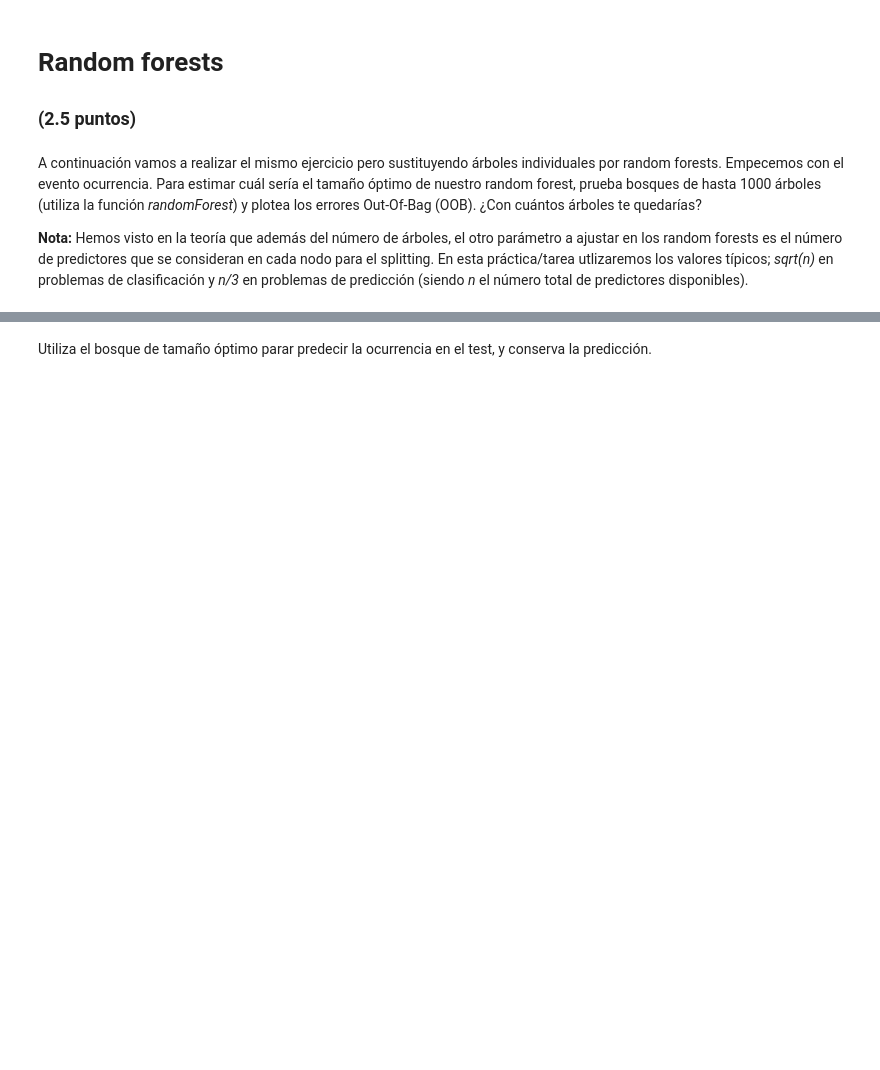
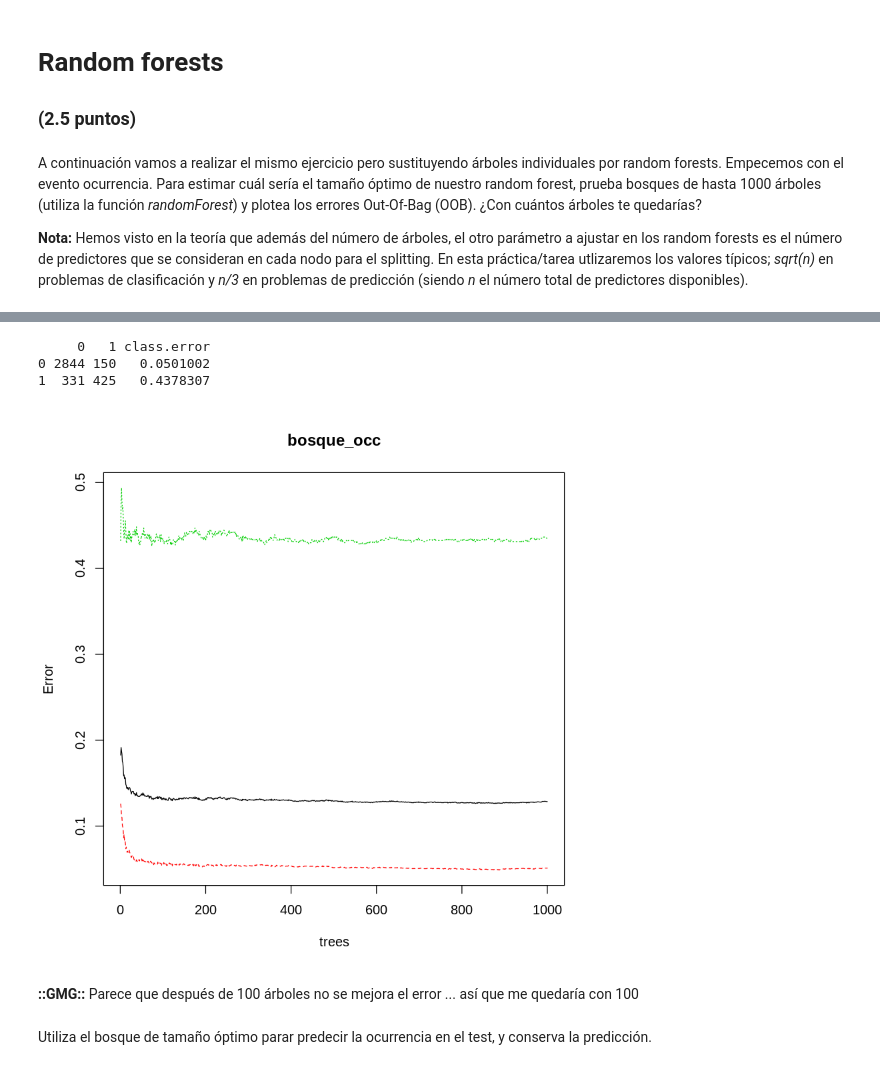
Before and after one commit to yerartdev/uc-m1966-datamining, a Jupyter notebook: d3/S17-T03_LAB_IntercomparisonTechniques.ipynb, the cells around one changed output, grey strips where cells are left out. Cells and saved outputs as stored; diff of their text form; code cells hidden in the pictures; blank space fills up the shorter version.

Commit message:
m1966 - práctica entregable de repaso (S17-T03): punto 1: random forest, OOB plot, ntree óptimo

```diff
--- a/d3/S17-T03_LAB_IntercomparisonTechniques.ipynb
+++ b/d3/S17-T03_LAB_IntercomparisonTechniques.ipynb
@@ -862,0 +894,18 @@ Empecemos con el evento ocurrencia. Para estimar cuál sería el tamaño óptimo
+# %%
+#::GMG::Hago crecer un bosque de 1000 árboles
+# https://www.rdocumentation.org/packages/randomForest/versions/4.6-14/topics/randomForest
+#
+# ntree Number of trees to grow. This should not be set to too small a number, to ensure
+# that every input row gets predicted at least a few times.
+#
+#::nota:: estamos en clasificación y pongo mtry = floor(sqrt(ncol(features)))
+# mtry Number of variables randomly sampled as candidates at each split. Note that the
+# default values are different for classification (sqrt(p) where p is number of variables
+# in x) and regression (p/3)
+#
+# RF for occurrence (up to 1000 trees)
+bosque_occ <- randomForest(occurrence ~ .,
+                           data = df_occ, subset = indtrain,
+                           ntree = 1000,
+                           mtry = floor(sqrt(ncol(df_occ[,-1])))
+                          )
@@ -863,2 +927,19 @@ Empecemos con el evento ocurrencia. Para estimar cuál sería el tamaño óptimo
+# %%
+#::GMG::Se puede obtener en concreto la matriz de confusión de train
+#::nota::la clase menos representada tiene un error rate mucho mayor
+print(bosque_occ$confusion)
+# %% [output]
+     0   1 class.error
+0 2844 150   0.0501002
+1  331 425   0.4378307
+# %%
+#::GMG::Gráfica OOB
+#::nota::supongo que la curva roja es la clase '0' y la verde la clase '1'
+#        y la negra es el misclassification error rate total
+plot (bosque_occ)
+# %% [output]
+[figure, added]
+# %% [markdown]
+**::GMG::** Parece que después de 100 árboles no se mejora el error ... así que me quedaría con 100
 # %% [markdown]
 Utiliza el bosque de tamaño óptimo parar predecir la ocurrencia en el test, y conserva la predicción.
```
Also changed, not shown: parts of 11 cells of this notebook.
